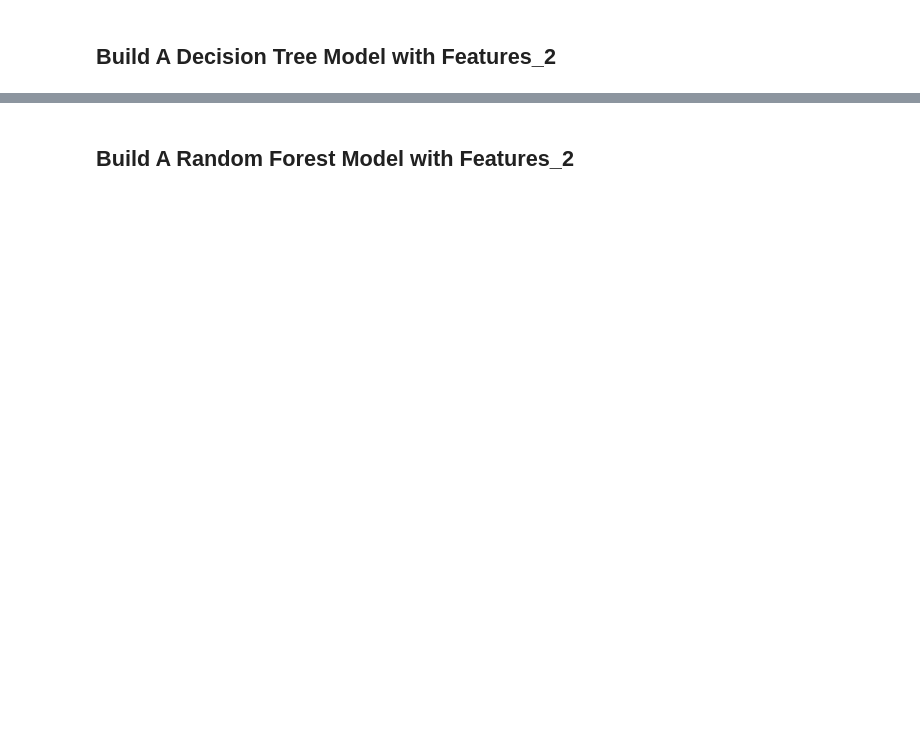
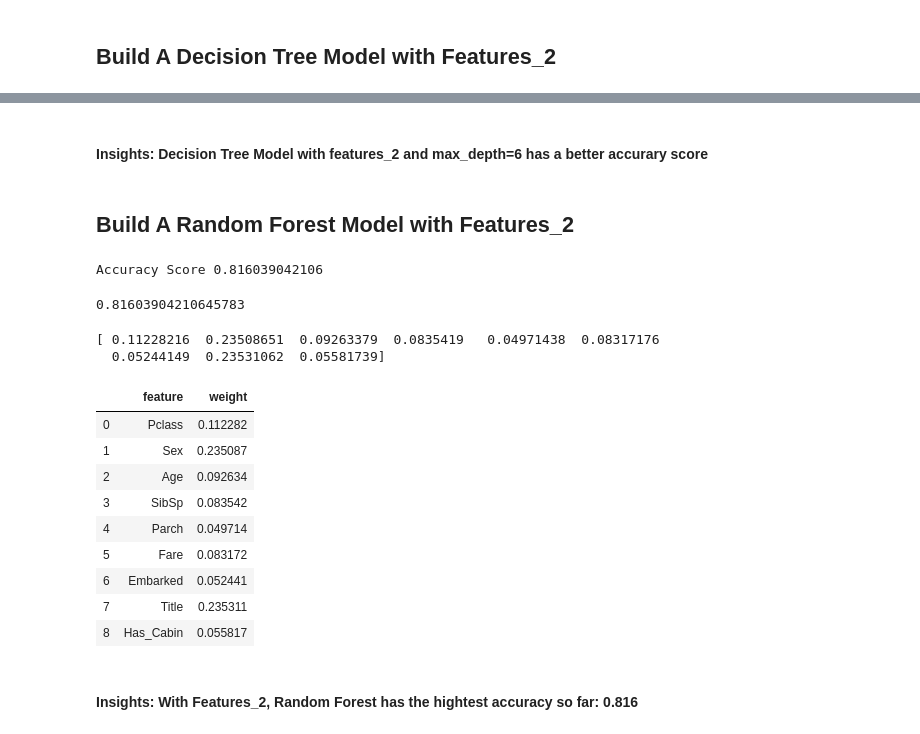
Before and after one commit to RachelPengmkt/Titanic-Machine-Learning-from-Disaster-Classification-Prediction, a Jupyter notebook: Titanic-Machine-Learning-from-Disaster-Classification-Prediction.ipynb, the cells around one changed output, grey strips where cells are left out. Drawn from its saved outputs; the diff is of its cells as text; code cells hidden in the pictures; blank space fills up the shorter version.

Commit message:
added more modeling methods

```diff
--- a/Titanic-Machine-Learning-from-Disaster-Classification-Prediction.ipynb
+++ b/Titanic-Machine-Learning-from-Disaster-Classification-Prediction.ipynb
@@ -956,2 +1033,65 @@ print(np.mean(scores))
+# %% [markdown]
+#### Insights: Decision Tree Model with features_2 and max_depth=6 has a better accurary score
 # %% [markdown]
 ## Build A Random Forest Model with Features_2
+# %%
+# set max_depth=10
+from sklearn.ensemble import RandomForestClassifier
+random_forest_model = RandomForestClassifier(n_estimators=100, max_depth=10,
+                             random_state=0)
+
+# The first way to do Kfold cross validation and prediction
+
+# Step 1. Make an instance of the Model
+# all parameters not specified are set to their defaults
+random_forest_model = RandomForestClassifier(n_estimators=100, max_depth=10,
+                             random_state=0)
+
+scores = []
+# Step 2. Give feature data and target data to X and y and convert to array
+X = train_data[features_2].values
+y = train_data[target].values
+
+# Step 3. Split the training data to 10 folds so that we can conduct k fold cross validation
+skf = StratifiedKFold(n_splits=10, random_state=None, shuffle=False)
+
+# Step 4. Use stratified K Fold to split training data to train and test so that we can calcualte the accurary scores
+
+for train_index, test_index in skf.split(X, y):
+    #print("TRAIN:", train_index, "TEST:", test_index)
+    X_train, X_test, y_train, y_test = X[train_index], X[test_index], y[train_index], y[test_index]
+    features_2_forest_model =random_forest_model.fit(X_train, y_train)
+    scores.append(features_2_forest_model.score(X_test, y_test))
+print('Accuracy Score',np.mean(scores))
+# %% [output]
+Accuracy Score 0.816039042106
+# %%
+# another way do the same task of 10-Fold cross validation and return the accuracy score
+cross_val_score(features_2_forest_model, X, y, cv=10).mean()
+# %% [output]
+0.81603904210645783
+# %%
+print(features_2_forest_model.feature_importances_)
+# %% [output]
+[ 0.11228216  0.23508651  0.09263379  0.0835419   0.04971438  0.08317176
+  0.05244149  0.23531062  0.05581739]
+# %%
+# Print out the weight for each feature
+feature_2_weight = pd.DataFrame(
+    {'feature': features_2,
+     'weight': features_2_forest_model.feature_importances_
+    })
+feature_2_weight
+# %% [output]
+|  | feature | weight |
+| 0 | Pclass | 0.112282 |
+| 1 | Sex | 0.235087 |
+| 2 | Age | 0.092634 |
+| 3 | SibSp | 0.083542 |
+| 4 | Parch | 0.049714 |
+| 5 | Fare | 0.083172 |
+| 6 | Embarked | 0.052441 |
+| 7 | Title | 0.235311 |
+| 8 | Has_Cabin | 0.055817 |
+# %% [markdown]
+#### Insights: With Features_2, Random Forest has the hightest accuracy so far: 0.816
```
Also changed, not shown: parts of 23 cells of this notebook.
